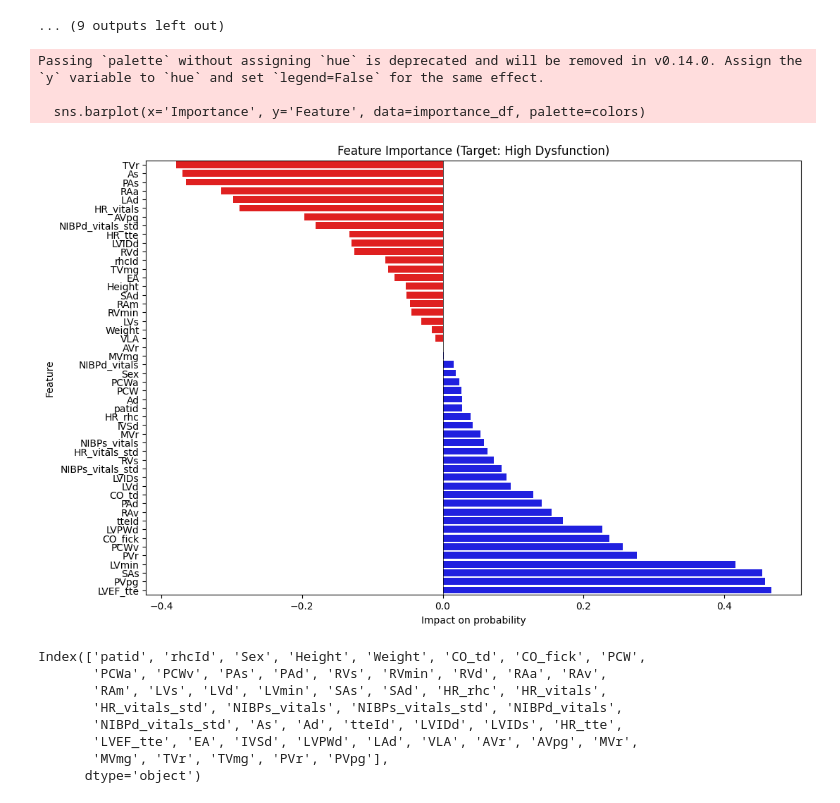
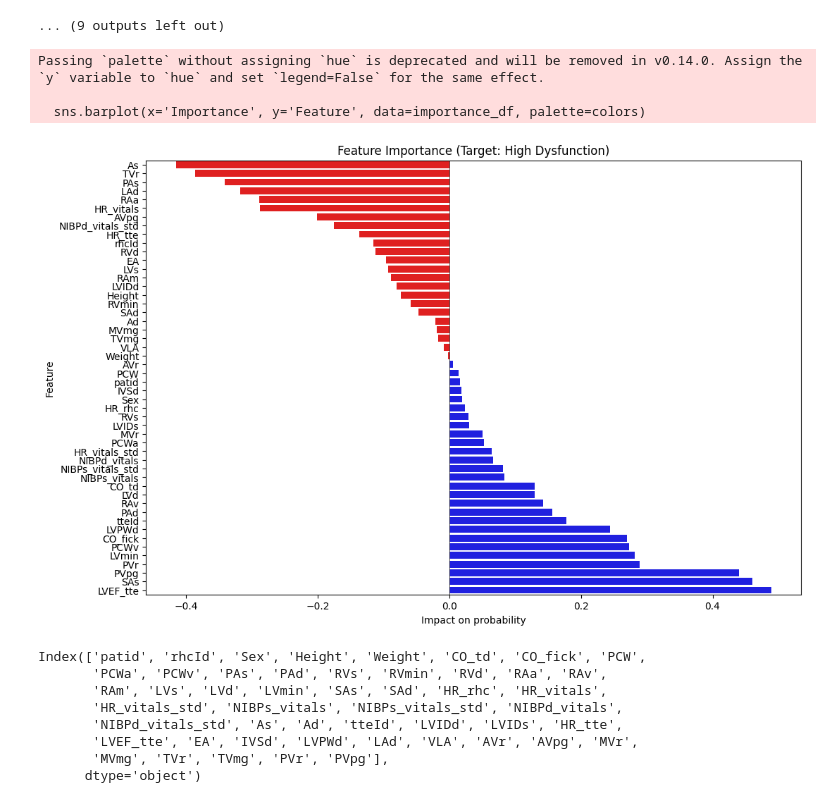
Before and after one commit to pallakk/RV-Prediction-Model-, a Jupyter notebook: Models.ipynb, the cells around one changed output. Drawn from its saved outputs; the diff is of its cells as text; code cells hidden in the pictures.

```diff
--- a/Models.ipynb
+++ b/Models.ipynb
@@ -57,7 +57,7 @@ def perform_cross_validation(X, y, model, cv=5):
     return cv_scores
 
 # Initialize the model
-log_reg = LogisticRegression(multi_class='ovr', solver='lbfgs', max_iter=500, random_state=42)
+log_reg = LogisticRegression(multi_class='ovr', solver='lbfgs', max_iter=1000, random_state=42)
 
 # Perform cross-validation
 cv_scores = perform_cross_validation(X_scaled, Y_encoded, log_reg)
@@ -157,32 +157,40 @@ pipeline = Pipeline([
 ])
 # %%
 def plot_feature_importance(results, feature_names, class_name):
-    coefs = [estimator.named_steps['logisticregression'].coef_[0] for estimator in results['estimator']]
+    coefs = [estimator.named_steps['model'].coef_[0] for estimator in results['estimator']]
+
     avg_coefs = np.mean(coefs, axis=0)
 
     importance_df = pd.DataFrame({
         'Feature': feature_names,
         'Importance': avg_coefs
     }).sort_values('Importance', ascending=True)  # Changed to ascending=True
 
     # Color code based on coefficient sign
     colors = ['red' if x < 0 else 'blue' for x in importance_df['Importance']]
 
     plt.figure(figsize=(12, 8))
     sns.barplot(x='Importance', y='Feature', data=importance_df, palette=colors)
     plt.title(f'Feature Importance (Target: {class_name})')
     plt.xlabel('Impact on probability')
     plt.axvline(x=0, color='black', linestyle='-', linewidth=0.5)
     plt.show()
 
+results = cross_validate(
+    pipeline,
+    X_scaled,  # Your scaled features
+    Y_encoded,  # Your encoded target
+    cv=5,
+    return_estimator=True  # This is important to get the fitted models
+)
 # Plot for High Dysfunction
 plot_feature_importance(results, feature_names, "High Dysfunction")
 #plot_feature_importance(results, feature_names, "Low Dysfunction")
 # %% [output]
 Passing `palette` without assigning `hue` is deprecated and will be removed in v0.14.0. Assign the `y` variable to `hue` and set `legend=False` for the same effect.
 
   sns.barplot(x='Importance', y='Feature', data=importance_df, palette=colors)
-[figure, old version]
+[figure, new version]
 # %%
 data = pd.read_csv('patients_data_with_RVoutcomes.csv')
 #print(data.columns.tolist())
```
Also changed, not shown: parts of 5 cells of this notebook, 1 other file.
